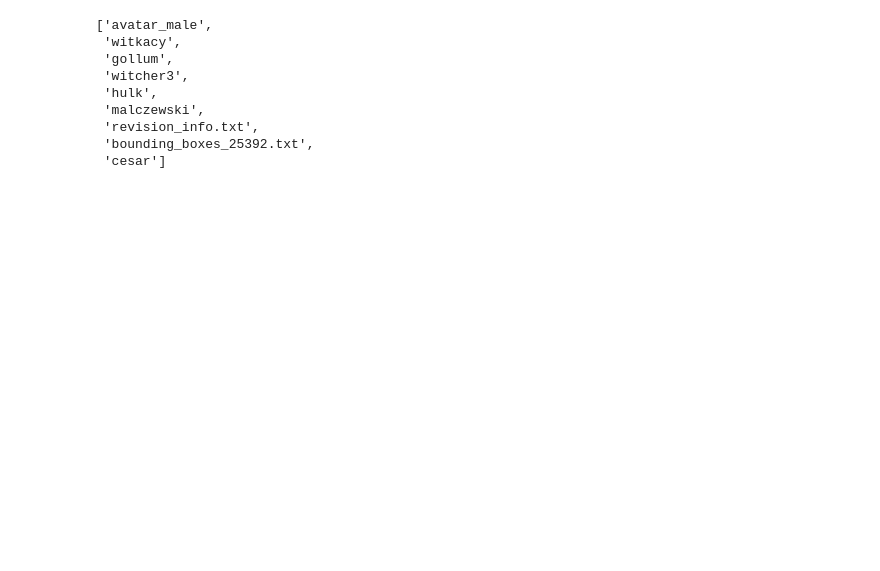
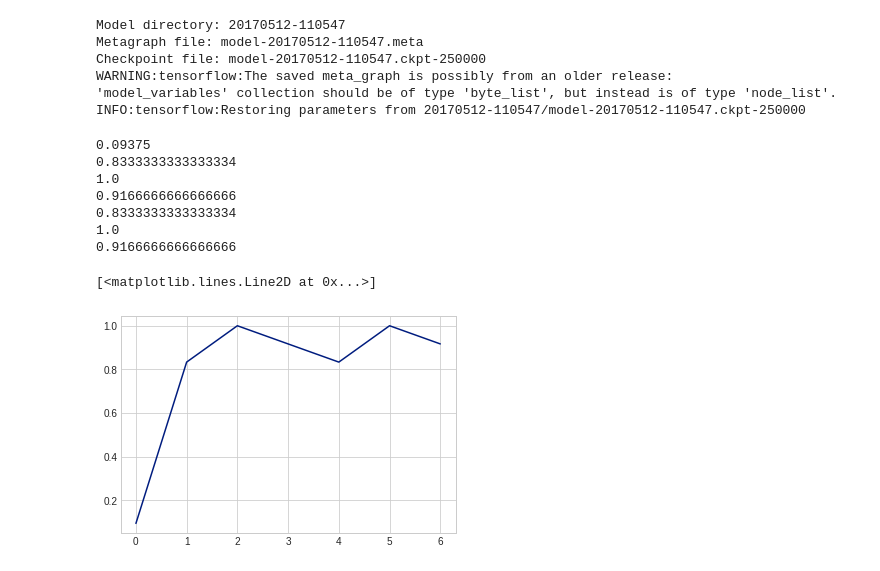
Before and after one commit to MTDzi/memory_presentation, a Jupyter notebook: facenet_test.ipynb, the cells around one changed output. Drawn from its saved outputs; the diff is of its cells as text; code cells hidden in the pictures; blank space fills up the shorter version.

```diff
--- a/facenet_test.ipynb
+++ b/facenet_test.ipynb
@@ -82,12 +56,36 @@ plt.imshow(dist_mat)
-# %%
-results.keys()
-# %% [output]
-['avatar_male',
- 'witkacy',
- 'gollum',
- 'witcher3',
- 'hulk',
- 'malczewski',
- 'revision_info.txt',
- 'bounding_boxes_25392.txt',
- 'cesar']
+# %%
+my_graph = tf.Graph()
+my_sess = tf.Session(graph=my_graph)
+# %%
+images_placeholder, phase_train_placeholder, embedding_tensor = load_facenet(my_graph, my_sess)
+# %% [output]
+Model directory: 20170512-110547
+Metagraph file: model-20170512-110547.meta
+Checkpoint file: model-20170512-110547.ckpt-250000
+WARNING:tensorflow:The saved meta_graph is possibly from an older release:
+'model_variables' collection should be of type 'byte_list', but instead is of type 'node_list'.
+INFO:tensorflow:Restoring parameters from 20170512-110547/model-20170512-110547.ckpt-250000
+# %%
+embeddings = calc_embeddings(images, my_sess, images_placeholder, phase_train_placeholder, embedding_tensor)
+# %%
+results = eval_facenet_without_memory(embeddings)
+# %%
+plot_points = []
+
+for shot, res in results.iteritems():
+    labels, preds = res['true'], res['pred']
+    acc = (labels == preds).mean()
+    print(acc)
+    plot_points.append(acc)
+
+plt.plot(plot_points)
+# %% [output]
+0.09375
+0.8333333333333334
+1.0
+0.9166666666666666
+0.8333333333333334
+1.0
+0.9166666666666666
+[<matplotlib.lines.Line2D at 0x...>]
+[figure, added]
```
Also changed, not shown: parts of 16 cells of this notebook, 2 other files.
